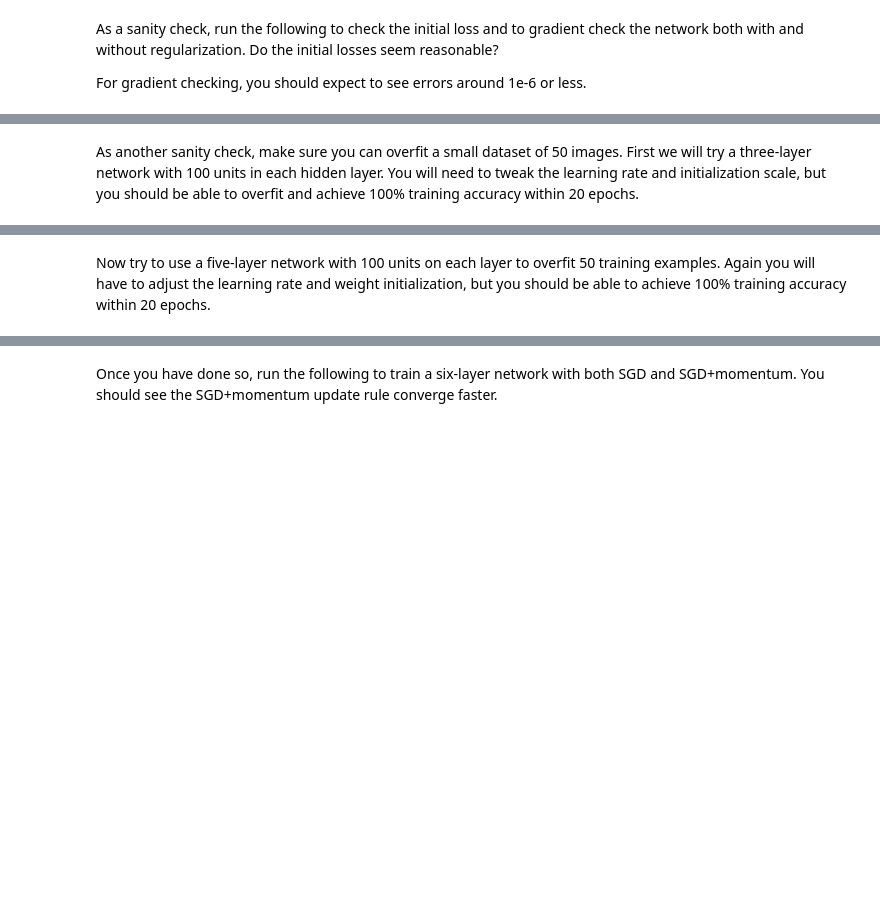
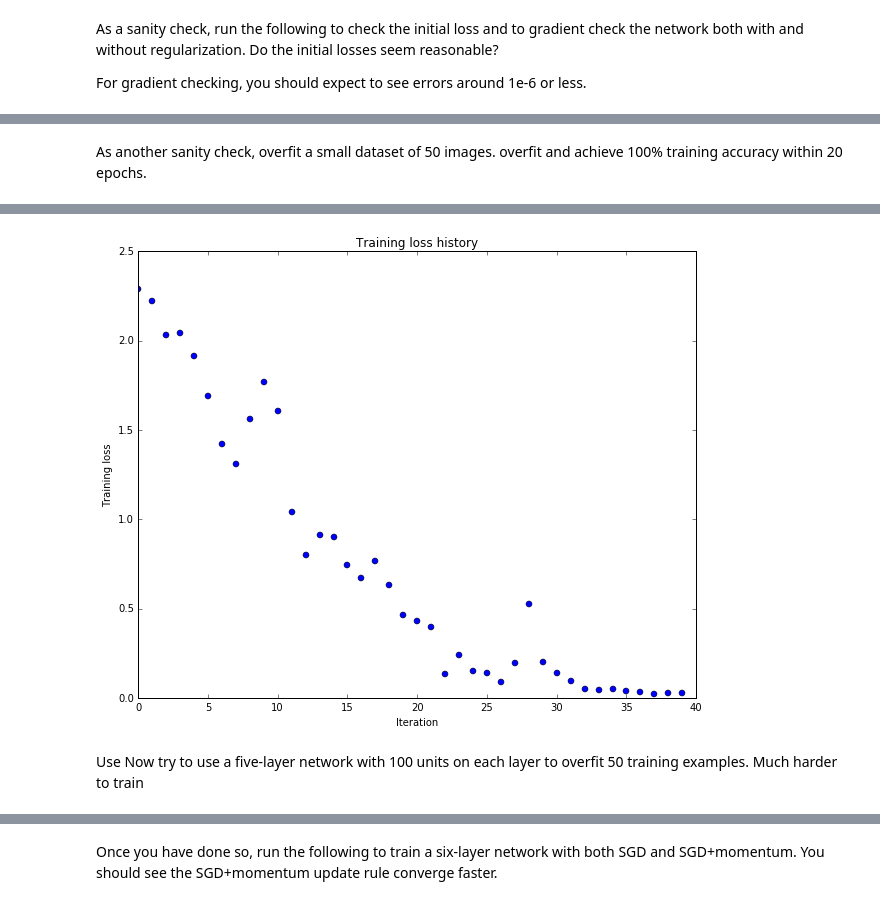
Before and after one commit to yanji84/neural-network, a Jupyter notebook: FullyConnectedNets.ipynb, the cells around one changed output, grey strips where cells are left out. Saved outputs shown, nothing was run; the diff lists cells and outputs as text; code cells hidden in the pictures; blank space fills up the shorter version.

```diff
--- a/FullyConnectedNets.ipynb
+++ b/FullyConnectedNets.ipynb
@@ -351,8 +351,6 @@ b3 relative error: 1.07e-10
 # %% [markdown]
-As another sanity check, make sure you can overfit a small dataset of 50 images. First we will try a three-layer network with 100 units in each hidden layer. You will need to tweak the learning rate and initialization scale, but you should be able to overfit and achieve 100% training accuracy within 20 epochs.
+As another sanity check, overfit a small dataset of 50 images. overfit and achieve 100% training accuracy within 20 epochs.
 # %%
-# TODO: Use a three-layer Net to overfit 50 training examples.
-
 num_train = 50
 small_data = {
   'X_train': data['X_train'][:num_train],
@@ -362,7 +360,7 @@ small_data = {
 }
 
 weight_scale = 1e-2
-learning_rate = 1e-4
+learning_rate = 1e-2
 model = FullyConnectedNet([100, 100],
               weight_scale=weight_scale, dtype=np.float64)
 solver = Solver(model, small_data,
@@ -379,3 +377,4 @@ plt.title('Training loss history')
 plt.xlabel('Iteration')
 plt.ylabel('Training loss')
 plt.show()
+# %% [output]
@@ -382,3 +398,4 @@ plt.show()
+[figure, added]
 # %% [markdown]
-Now try to use a five-layer network with 100 units on each layer to overfit 50 training examples. Again you will have to adjust the learning rate and weight initialization, but you should be able to achieve 100% training accuracy within 20 epochs.
+Use Now try to use a five-layer network with 100 units on each layer to overfit 50 training examples. Much harder to train
 # %%
```
Also changed, not shown: parts of 13 cells of this notebook, 4 other files.
